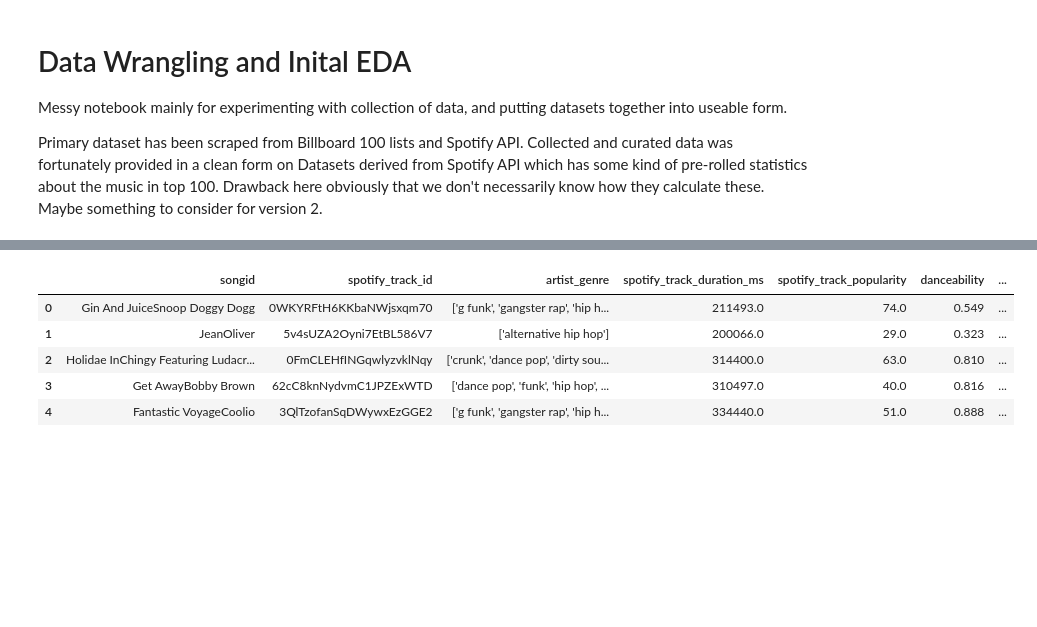
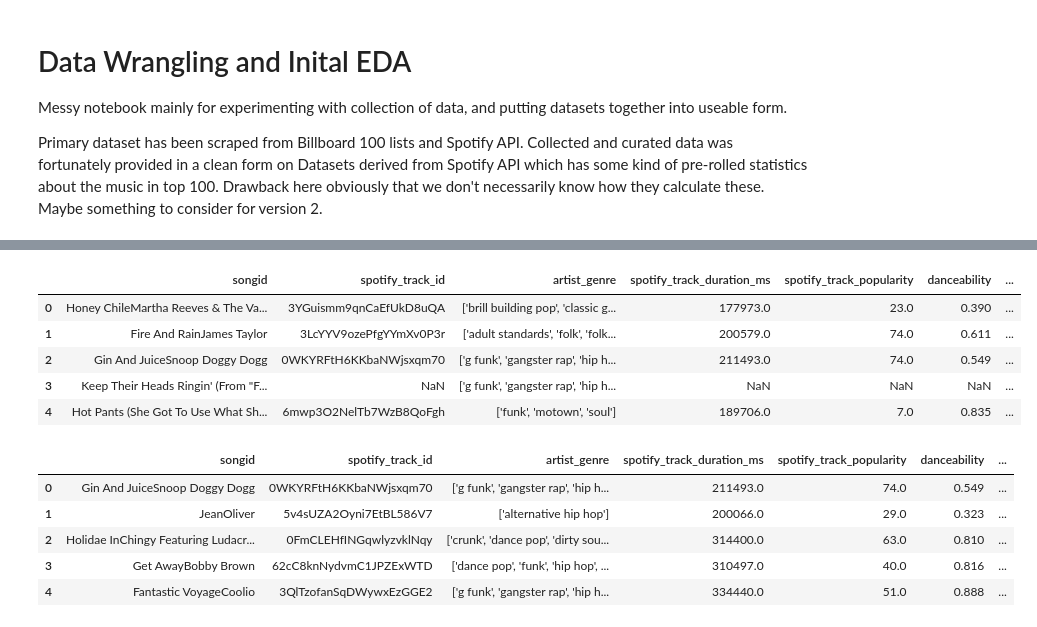
Before and after one commit to kaipak/street-pred, a Jupyter notebook: notebooks/data_wrangling_v0.0.1.ipynb, the cells around one changed output, grey strips where cells are left out. Saved outputs shown, nothing was run; the diff lists cells and outputs as text; code cells hidden in the pictures; blank space fills up the shorter version.

```diff
--- a/notebooks/data_wrangling_v0.0.1.ipynb
+++ b/notebooks/data_wrangling_v0.0.1.ipynb
@@ -30,6 +30,15 @@ df_bb.head()
 | 2 | http://www.billboard.com/charts/h... | 1990-02-24 | 43 | Don't Wanna Fall In Love | Jane Child | Don't Wanna Fall In LoveJane Child | 1 | 53.0 | ... |
 | 3 | http://www.billboard.com/charts/h... | 1990-03-03 | 37 | Don't Wanna Fall In Love | Jane Child | Don't Wanna Fall In LoveJane Child | 1 | 43.0 | ... |
 | 4 | http://www.billboard.com/charts/h... | 1990-03-10 | 27 | Don't Wanna Fall In Love | Jane Child | Don't Wanna Fall In LoveJane Child | 1 | 37.0 | ... |
+# %%
+df_af.head()
+# %% [output]
+|  | songid | spotify_track_id | artist_genre | spotify_track_duration_ms | spotify_track_popularity | danceability | ... |
+| 0 | Honey ChileMartha Reeves & The Va... | 3YGuismm9qnCaEfUkD8uQA | ['brill building pop', 'classic g... | 177973.0 | 23.0 | 0.390 | ... |
+| 1 | Fire And RainJames Taylor | 3LcYYV9ozePfgYYmXv0P3r | ['adult standards', 'folk', 'folk... | 200579.0 | 74.0 | 0.611 | ... |
+| 2 | Gin And JuiceSnoop Doggy Dogg | 0WKYRFtH6KKbaNWjsxqm70 | ['g funk', 'gangster rap', 'hip h... | 211493.0 | 74.0 | 0.549 | ... |
+| 3 | Keep Their Heads Ringin' (From "F... | NaN | ['g funk', 'gangster rap', 'hip h... | NaN | NaN | NaN | ... |
+| 4 | Hot Pants (She Got To Use What Sh... | 6mwp3O2NelTb7WzB8QoFgh | ['funk', 'motown', 'soul'] | 189706.0 | 7.0 | 0.835 | ... |
 # %%
 # This command can take a REALLY long time depending on parameters since it scrapes Genius for lyrics.
 #df_proc1 = dataset.proc_df_init('../data/raw/hot_100_audio_features.csv',
```
Also changed, not shown: parts of 3 cells of this notebook, 1 other file.
